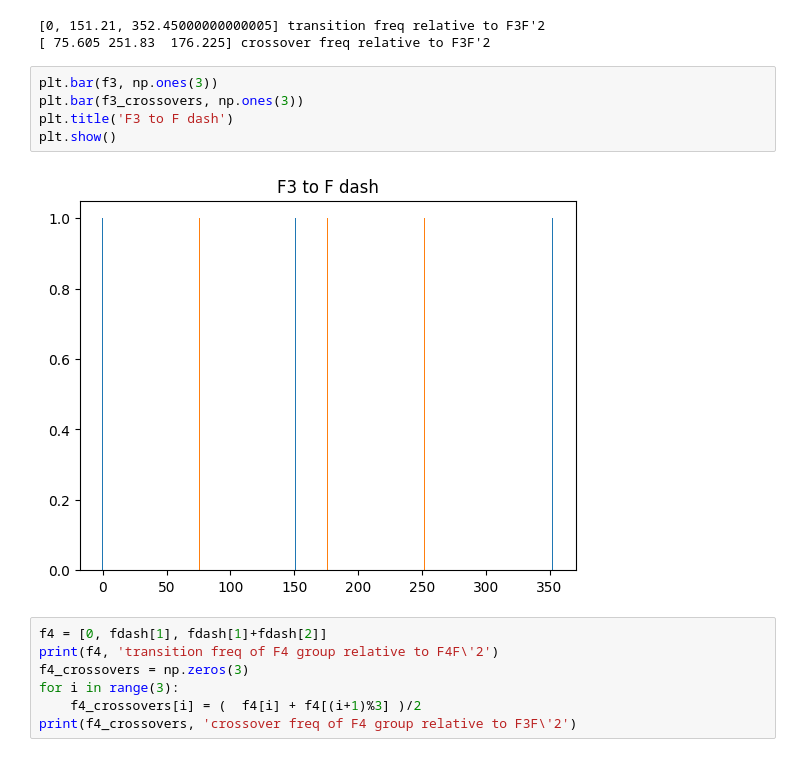
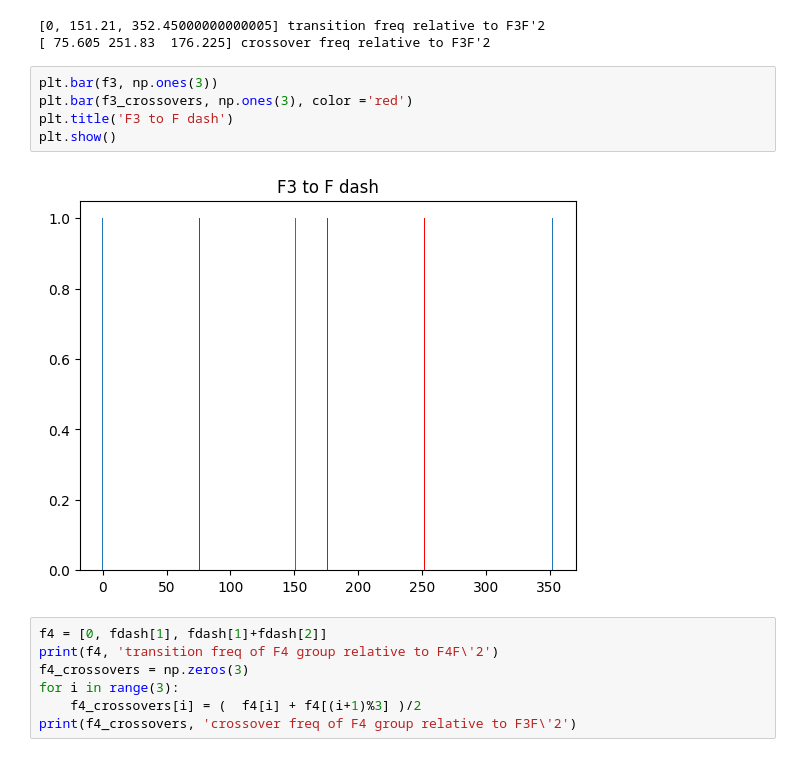
Before and after one commit to pi63on/qo_labs, a Jupyter notebook: rough2_day1.ipynb, the cells around one changed output. Drawn from its saved outputs; the diff is of its cells as text.

```diff
--- a/rough2_day1.ipynb
+++ b/rough2_day1.ipynb
@@ -99,11 +115,11 @@ print(f3_crossovers, 'crossover freq relative to F3F\'2')
 [ 75.605 251.83  176.225] crossover freq relative to F3F'2
 # %%
 plt.bar(f3, np.ones(3))
-plt.bar(f3_crossovers, np.ones(3))
+plt.bar(f3_crossovers, np.ones(3), color ='red')
 plt.title('F3 to F dash')
 plt.show()
 # %% [output]
-[figure, old version]
+[figure, new version]
 # %%
 f4 = [0, fdash[1], fdash[1]+fdash[2]]
 print(f4, 'transition freq of F4 group relative to F4F\'2')
```
Also changed, not shown: parts of 9 cells of this notebook, 7 other files.
